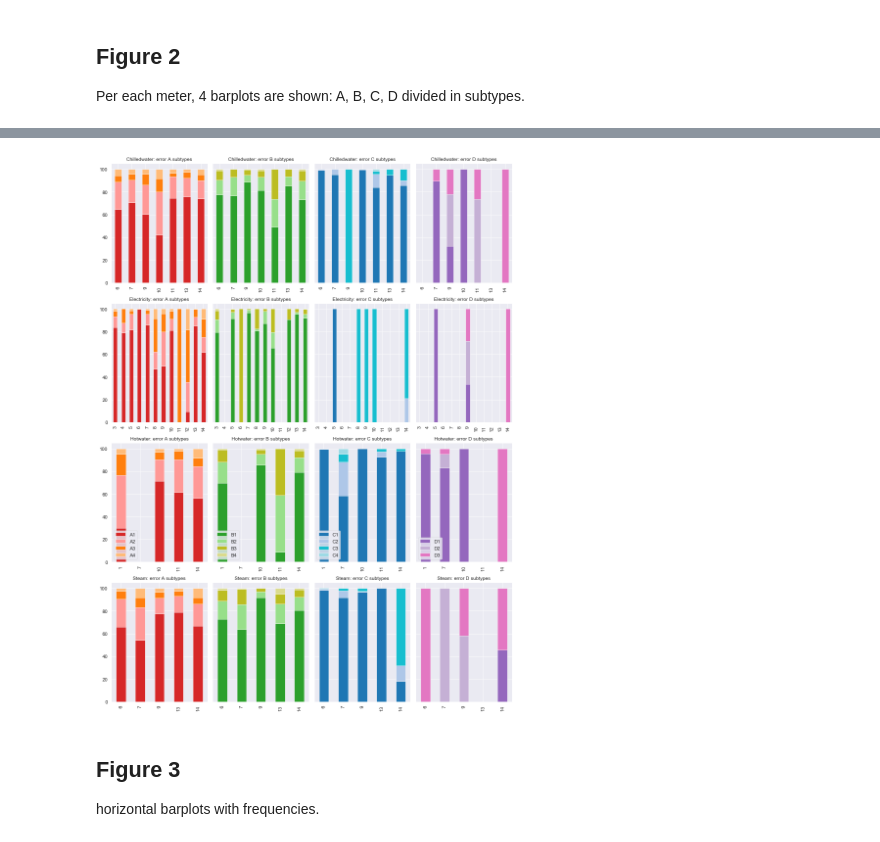
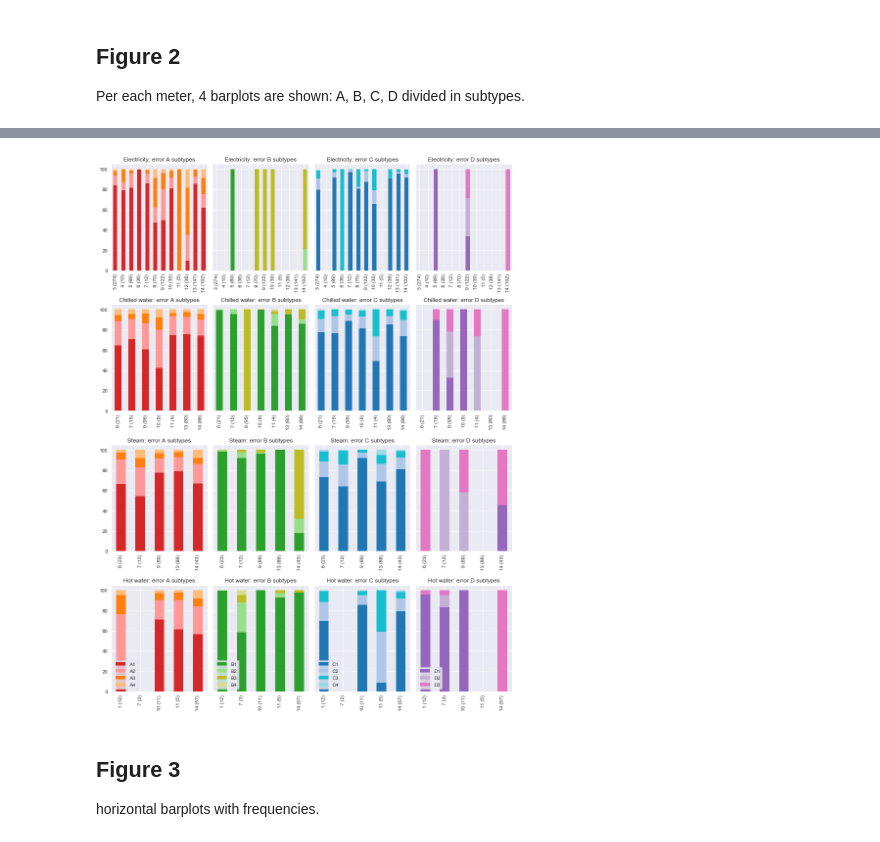
Before and after one commit to buds-lab/ashrae-great-energy-predictor-3-error-analysis, a Jupyter notebook: notebooks/11_plots-barplots.ipynb, the cells around one changed output, grey strips where cells are left out. Cells and saved outputs as stored; diff of their text form; code cells hidden in the pictures.

```diff
--- a/notebooks/11_plots-barplots.ipynb
+++ b/notebooks/11_plots-barplots.ipynb
@@ -26,7 +27,8 @@ sns.set_style("darkgrid")
 from matplotlib.colors import ListedColormap
 from palettable.colorbrewer.qualitative import Set2_8
 # %%
-path_data = "..\\data\\processed\\summary\\"
+path_proc = "..\\data\\processed\\"
+path_data = f"{path_proc}summary\\"
 path_meta = "..\\data\\original\\metadata\\"
 path_res = "..\\results\\by_bdg\\"
 path_fig = "..\\figures\\"
@@ -192,0 +209,2 @@ def error_df_all(path_error, meter, site):
+# %%
+meta = pd.read_csv(path_meta + "building_metadata.csv", usecols=["site_id","building_id","primary_use"])
@@ -192,0 +310,16 @@ def error_df_all(path_error, meter, site):
+# %%
+# total number of meter per primary use (leaked are not included here)
+meters = ["chilledwater","electricity","hotwater","steam"]
+uses = list(meta.primary_use.unique())
+
+dfs = []
+for meter in meters:
+    files = glob.glob(path_proc + f"arrays\\{meter}*.csv")
+    for file in files:
+        site = int(file.split("_")[-1].split(".")[0])
+        df = pd.read_csv(file, usecols=["building_id"])
+        df = pd.merge(df, meta, how="left", on="building_id")
+        dfs.append(df)
+
+meters_per_use = dict(pd.concat(dfs).groupby("primary_use")["building_id"].count())
+meters_per_use
@@ -499,7 +632,7 @@ Site 14 error's dataframe created.
 Site 15 not available.
 # %%
 ## Plot
-meters = ["chilledwater","electricity","hotwater","steam"]
+meters = ["electricity","chilledwater","steam","hotwater"]
 
 palA = [cmap[1],cmap[2],cmap[3],cmap[4]]
 palB = [cmap[5],cmap[6],cmap[7],cmap[8]]
@@ -518,49 +651,53 @@ for meter,error_type in zip(meters, errors_type):
     # Plot A
     temp = error_type.loc[:,error_type.columns.str.contains("A")]
     axA = axes[i]
-    plotA = temp.plot(kind='bar', stacked=True, color=palA, ax=axA, width=0.5, legend=False)
-    axA.set_title(f"{meter.capitalize()}: error A subtypes", fontsize=10)
+    plotA = temp.plot(kind='bar', stacked=True, color=palA, ax=axA, width=0.5, legend=False, linewidth=0)
+    axA.set_title(f"{meters_name[meter].capitalize()}: error A subtypes", fontsize=12)
     axA.set_xlabel("")
     axA.set_ylabel("")
+    axA.set_xticklabels([f"{i} ({meters_per_site[meter][int(i)]})" for i in temp.index], rotation=90)
 
     # Plot B
     temp = error_type.loc[:,error_type.columns.str.contains("B")]
     axB = axes[i+1]
-    plotA = temp.plot(kind='bar', stacked=True, color=palB, ax=axB, width=0.5, legend=False)
-    axB.set_title(f"{meter.capitalize()}: error B subtypes", fontsize=10)
+    plotB = temp.plot(kind='bar', stacked=True, color=palB, ax=axB, width=0.5, legend=False, linewidth=0)
+    axB.set_title(f"{meters_name[meter].capitalize()}: error B subtypes", fontsize=12)
     axB.set_xlabel("")
     axB.set_ylabel("")
+    axB.set_xticklabels([f"{i} ({meters_per_site[meter][int(i)]})" for i in temp.index], rotation=90)
 
     # Plot C
     temp = error_type.loc[:,error_type.columns.str.contains("C")]
     axC = axes[i+2]
-    plotC = temp.plot(kind='bar', stacked=True, color=palC, ax=axC, width=0.5, legend=False)
-    axC.set_title(f"{meter.capitalize()}: error C subtypes", fontsize=10)
+    plotC = temp.plot(kind='bar', stacked=True, color=palC, ax=axC, width=0.5, legend=False, linewidth=0)
+    axC.set_title(f"{meters_name[meter].capitalize()}: error C subtypes", fontsize=12)
     axC.set_xlabel("")
     axC.set_ylabel("")
+    axC.set_xticklabels([f"{i} ({meters_per_site[meter][int(i)]})" for i in temp.index], rotation=90)
 
     # Plot D
     temp = error_type.loc[:,error_type.columns.str.contains("D")]
     axD = axes[i+3]
-    plotD = temp.plot(kind='bar', stacked=True, color=palD, ax=axD, width=0.5, legend=False)
-    axD.set_title(f"{meter.capitalize()}: error D subtypes", fontsize=10)
+    plotD = temp.plot(kind='bar', stacked=True, color=palD, ax=axD, width=0.5, legend=False, linewidth=0)
+    axD.set_title(f"{meters_name[meter].capitalize()}: error D subtypes", fontsize=12)
     axD.set_xlabel("")
     axD.set_ylabel("")
+    axD.set_xticklabels([f"{i} ({meters_per_site[meter][int(i)]})" for i in temp.index], rotation=90)
 
-    if i == 8:
+    if i == 12:
         axA.legend(title='', loc="lower left")
         axB.legend(title='', loc="lower left")
         axC.legend(title='', loc="lower left")
         axD.legend(title='', loc="lower left")
 
     i = i+4
 
     plt.tight_layout()
 
 fig.savefig(path_fig + "barplot_stacked_subtypes_cb.pdf", dpi=150, bbox_inches="tight")
 fig.savefig(path_fig + "barplot_stacked_subtypes_cb.png", dpi=150, bbox_inches="tight")
 # %% [output]
-[figure, old version]
+[figure, new version]
 # %% [markdown]
 ## Figure 3
 horizontal barplots with frequencies.
```
Also changed, not shown: parts of 52 cells of this notebook, 42 other files.
